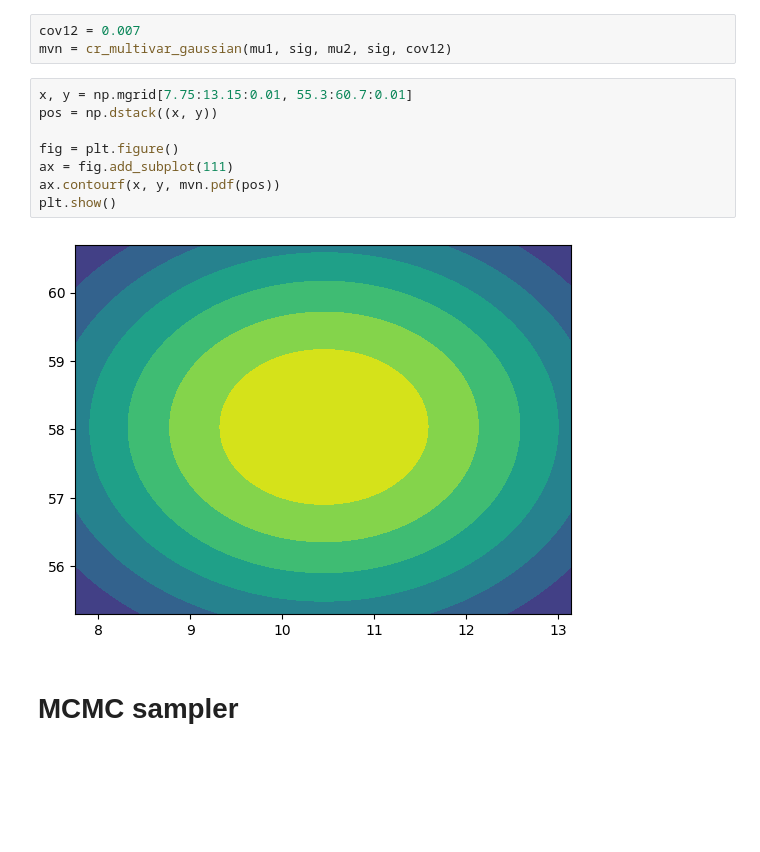
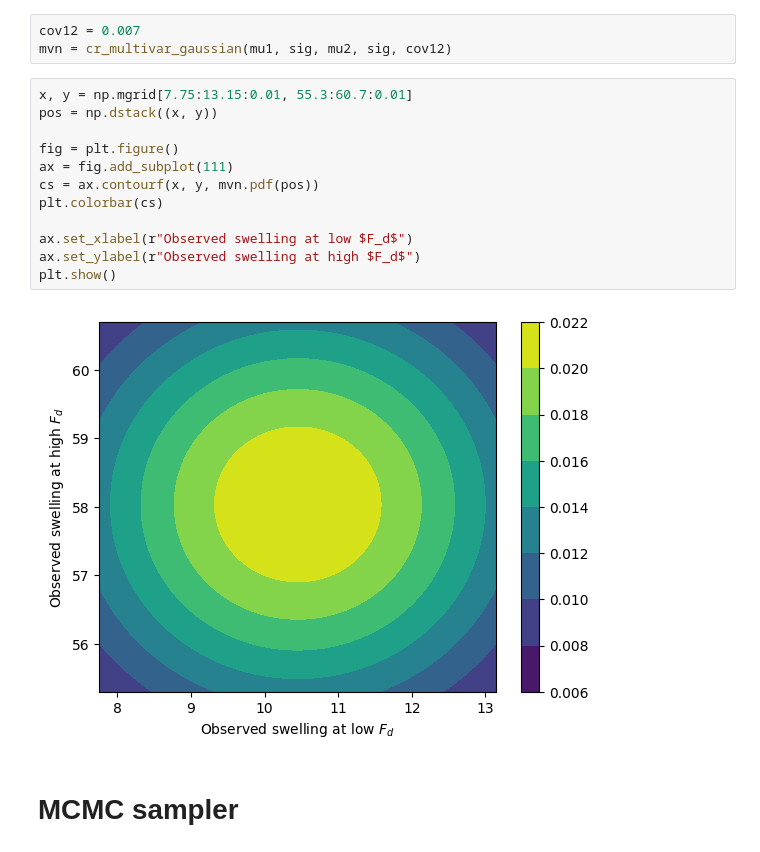
Before and after one commit to ahasan3-ncsu/wd-swelling, a Jupyter notebook: inv_uq/iuq_with_multivariate.ipynb, the cells around one changed output. Saved outputs shown, nothing was run; the diff lists cells and outputs as text; blank space fills up the shorter version.

Commit message:
Make plots for the monthly report

```diff
--- a/inv_uq/iuq_with_multivariate.ipynb
+++ b/inv_uq/iuq_with_multivariate.ipynb
@@ -82,13 +82,17 @@ mvn = cr_multivar_gaussian(mu1, sig, mu2, sig, cov12)
 # %%
 x, y = np.mgrid[7.75:13.15:0.01, 55.3:60.7:0.01]
 pos = np.dstack((x, y))
 
 fig = plt.figure()
 ax = fig.add_subplot(111)
-ax.contourf(x, y, mvn.pdf(pos))
+cs = ax.contourf(x, y, mvn.pdf(pos))
+plt.colorbar(cs)
+
+ax.set_xlabel(r"Observed swelling at low $F_d$")
+ax.set_ylabel(r"Observed swelling at high $F_d$")
 plt.show()
 # %% [output]
-[figure, old version]
+[figure, new version]
 # %% [markdown]
 # MCMC sampler
 # %%
```
Also changed, not shown: 1 other file.
